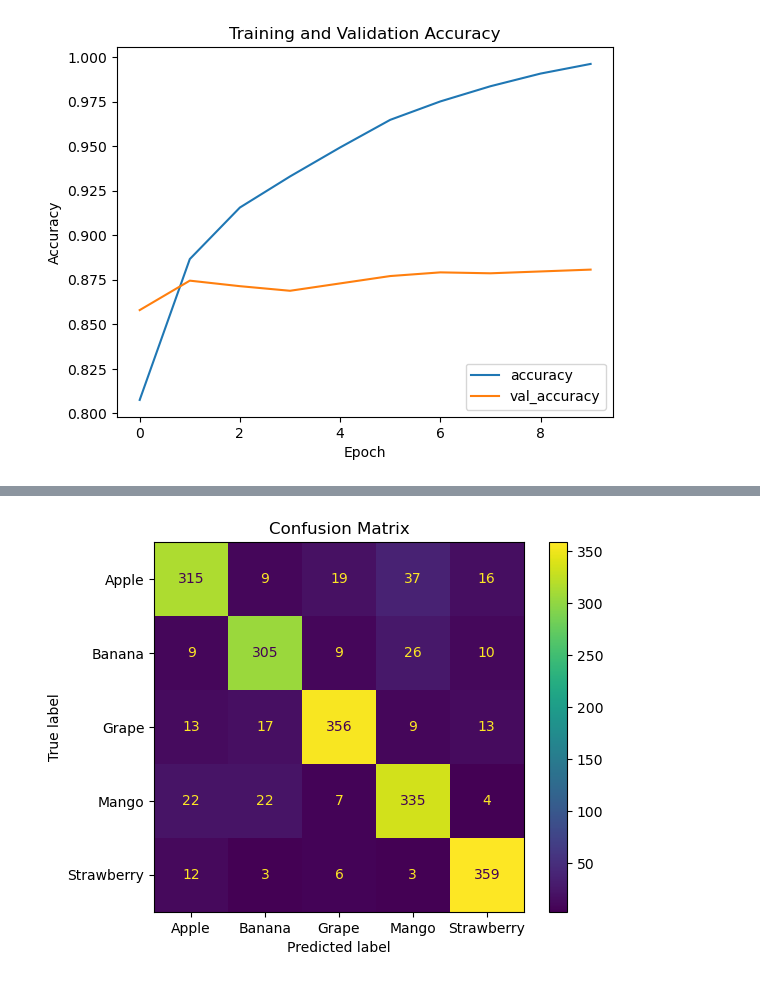
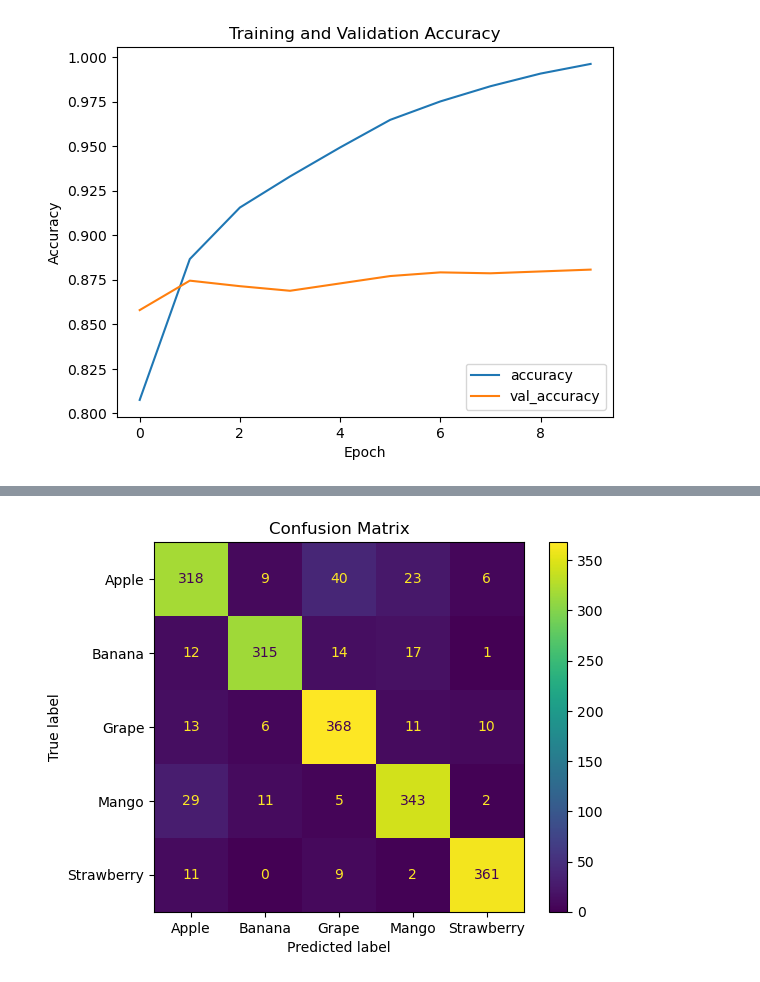
Before and after one commit to Starkilled1/fruit-classification-project, a Jupyter notebook: NeuralNetwork_script_V2.ipynb, the cells around one changed output, grey strips where cells are left out. Cells and saved outputs as stored; diff of their text form; code cells hidden in the pictures.

Commit message:
Added las confusion matrix

```diff
--- a/NeuralNetwork_script_V2.ipynb
+++ b/NeuralNetwork_script_V2.ipynb
@@ -260,12 +260,12 @@ plt.show()
 [figure]
 # %%
 # Plot confusion matrix
-y_pred_3 = model_3.predict(X_test)
-y_pred_classes_3 = np.argmax(y_pred_3, axis=1)
-cm = confusion_matrix(y_test, y_pred_classes_3)
+y_pred_5 = model_5.predict(X_test)
+y_pred_classes_5 = np.argmax(y_pred_5, axis=1)
+cm = confusion_matrix(y_test, y_pred_classes_5)
 cmd = ConfusionMatrixDisplay(cm, display_labels=label_encoder.classes_)
 cmd.plot()
 plt.title('Confusion Matrix')
-plt.savefig('Confusion_matrix_images/model_3')
+plt.savefig('Confusion_matrix_images/model_5')
 plt.show()
 # %% [output]
@@ -273 +273 @@ plt.show()
-[figure, old version]
+[figure, new version]
```
Also changed, not shown: parts of 1 cell of this notebook, 1 other file.
